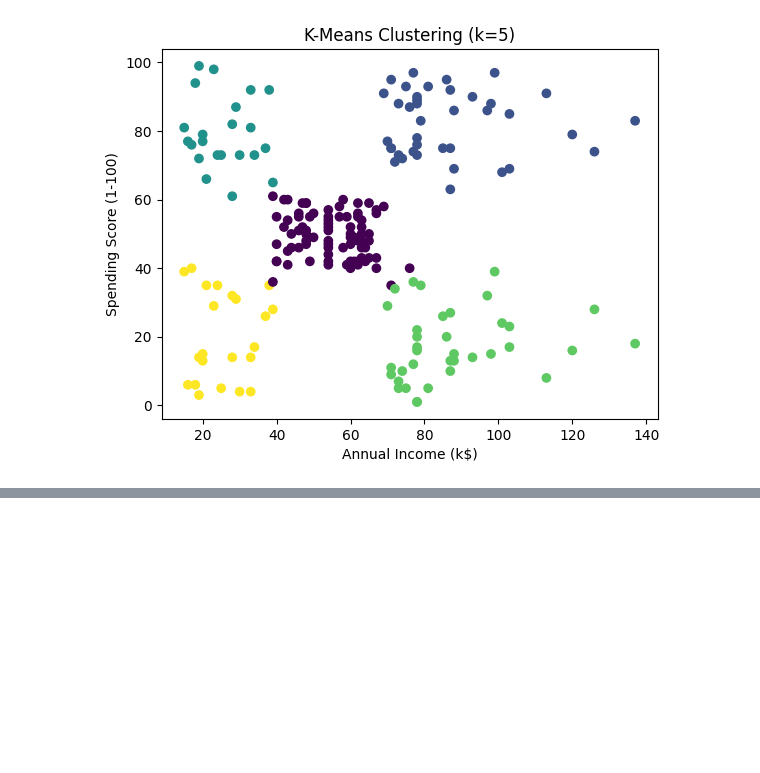
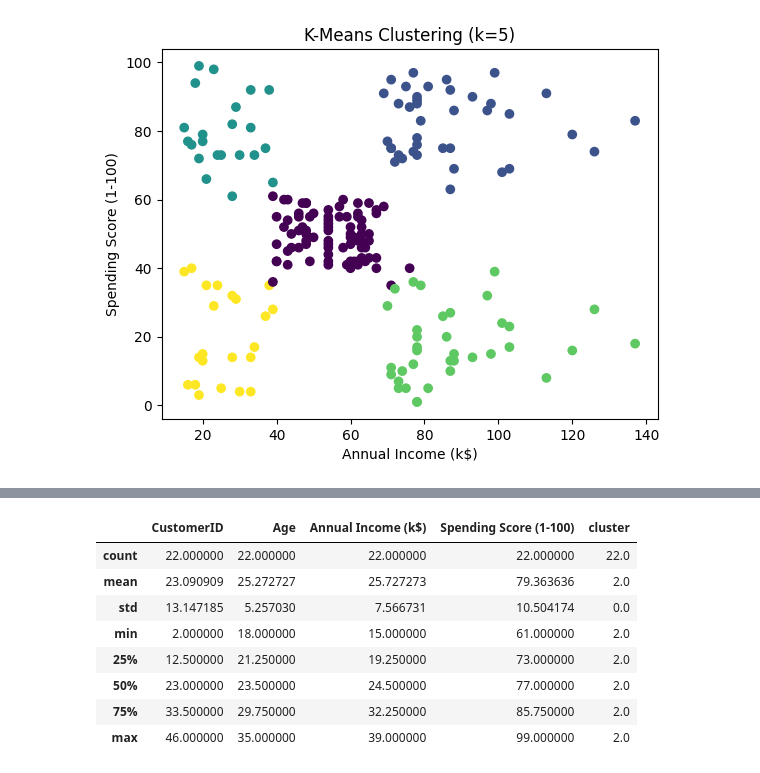
Before and after one commit to sba25046/ml-test, a Jupyter notebook: Mall_Customers_K_Means.ipynb, the cells around one changed output, grey strips where cells are left out. Cells and saved outputs as stored; diff of their text form; code cells hidden in the pictures; blank space fills up the shorter version.

```diff
--- a/Mall_Customers_K_Means.ipynb
+++ b/Mall_Customers_K_Means.ipynb
@@ -182,0 +211,13 @@ plt.show()
+# %%
+# third cluster
+df[ df["cluster"] == 2].describe()
+# %% [output]
+|  | CustomerID | Age | Annual Income (k$) | Spending Score (1-100) | cluster |
+| count | 22.000000 | 22.000000 | 22.000000 | 22.000000 | 22.0 |
+| mean | 23.090909 | 25.272727 | 25.727273 | 79.363636 | 2.0 |
+| std | 13.147185 | 5.257030 | 7.566731 | 10.504174 | 0.0 |
+| min | 2.000000 | 18.000000 | 15.000000 | 61.000000 | 2.0 |
+| 25% | 12.500000 | 21.250000 | 19.250000 | 73.000000 | 2.0 |
+| 50% | 23.000000 | 23.500000 | 24.500000 | 77.000000 | 2.0 |
+| 75% | 33.500000 | 29.750000 | 32.250000 | 85.750000 | 2.0 |
+| max | 46.000000 | 35.000000 | 39.000000 | 99.000000 | 2.0 |
```
Also changed, not shown: parts of 7 cells of this notebook.
